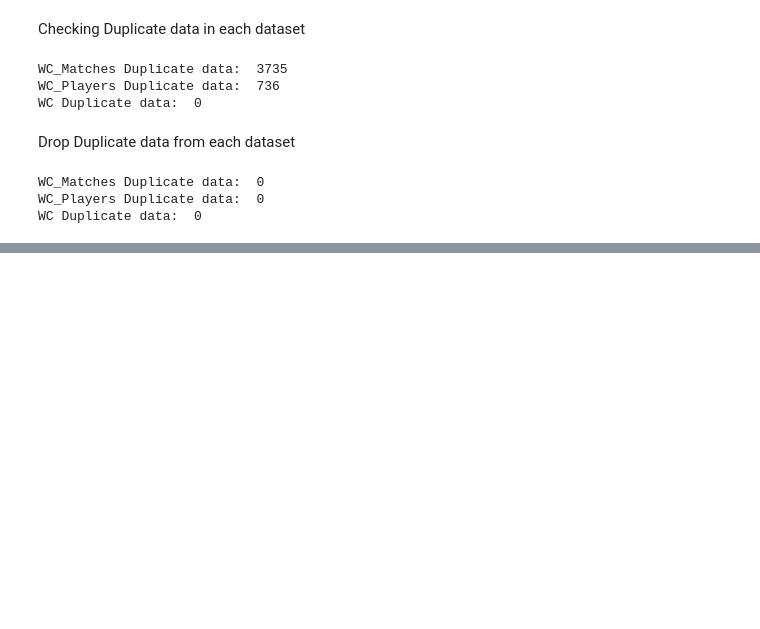
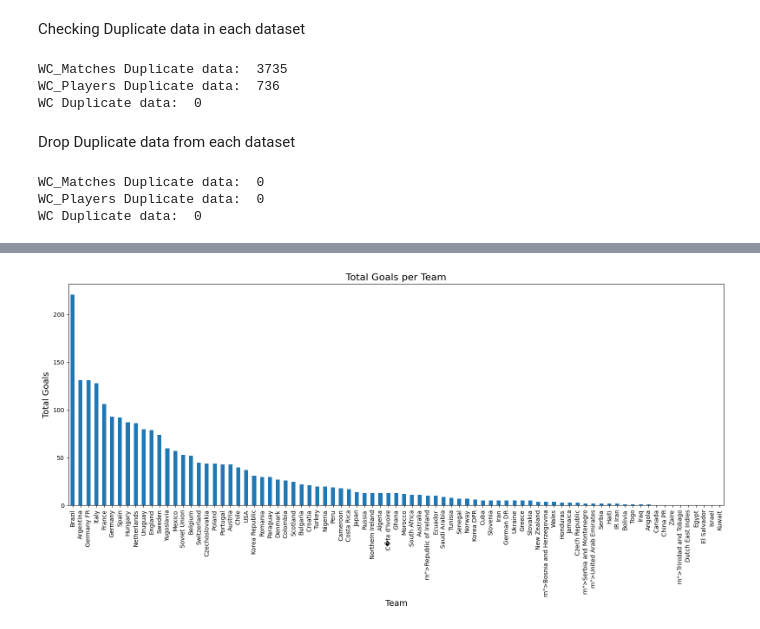
Before and after one commit to Rathod11jay/Unified_Mentor, a Jupyter notebook: FIFA_World_Cup_Analysis.ipynb, the cells around one changed output, grey strips where cells are left out. Saved outputs shown, nothing was run; the diff lists cells and outputs as text; code cells hidden in the pictures; blank space fills up the shorter version.

```diff
--- a/FIFA_World_Cup_Analysis.ipynb
+++ b/FIFA_World_Cup_Analysis.ipynb
@@ -182,0 +182,19 @@ plt.show()
+# %%
+# prompt: Plot 3: Goals per Team: A bar chart comparing the total goals scored by each participating team in a specific tournament.
+# Reasoning: Identifies the highest-scoring teams and potential offensive powerhouses.
+
+import matplotlib.pyplot as plt
+# Calculate total goals per team
+team_goals = WC_Matches.groupby('Home Team Name')['Home Team Goals'].sum() + WC_Matches.groupby('Away Team Name')['Away Team Goals'].sum()
+
+# Create the bar chart
+plt.figure(figsize=(16, 8))
+team_goals.sort_values(ascending=False).plot(kind='bar')
+plt.title('Total Goals per Team', fontsize=16)
+plt.xlabel('Team', fontsize=14)
+plt.ylabel('Total Goals', fontsize=14)
+plt.xticks(rotation=90)  # Rotate x-axis labels for better readability
+plt.tight_layout()  # Adjust layout to prevent labels from overlapping
+plt.show()
+# %% [output]
+[figure, added]
```
Also changed, not shown: parts of 19 cells of this notebook.
